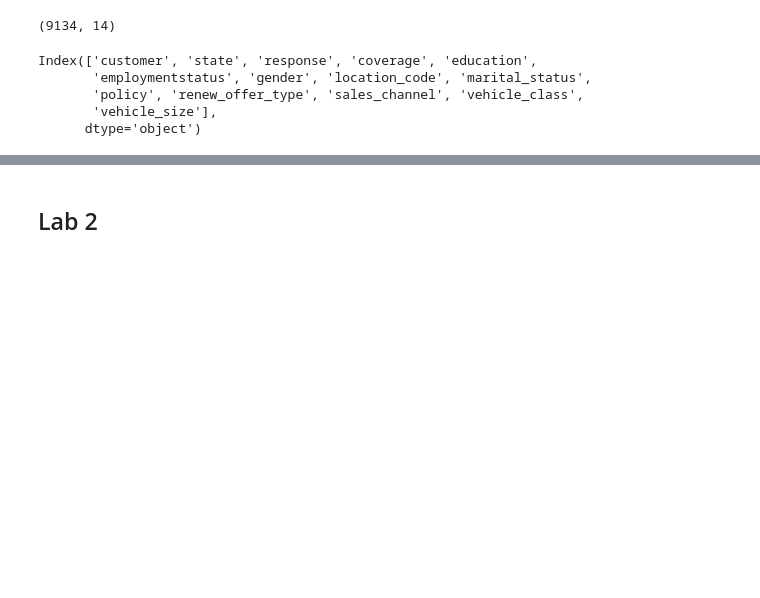
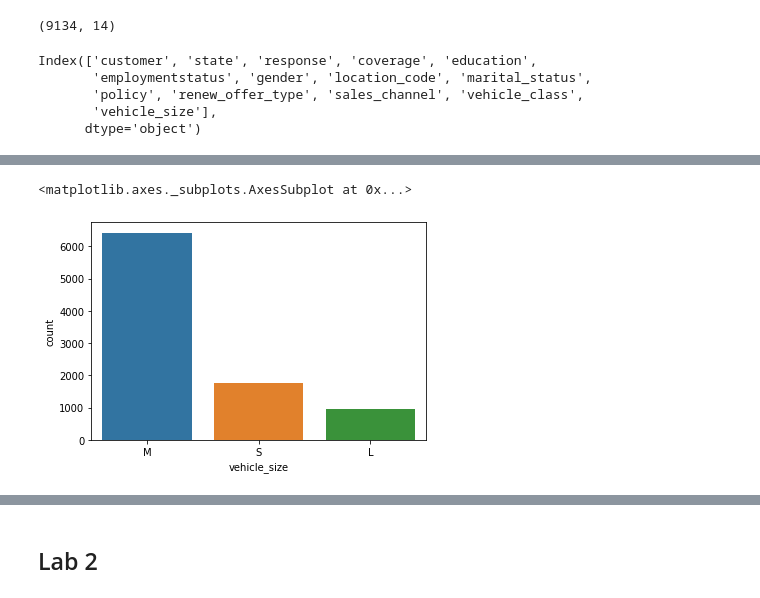
Before and after one commit to CommanderPoe/lab-data_cleaning, a Jupyter notebook: data_cleaning.ipynb, the cells around one changed output, grey strips where cells are left out. Drawn from its saved outputs; the diff is of its cells as text; code cells hidden in the pictures; blank space fills up the shorter version.

```diff
--- a/data_cleaning.ipynb
+++ b/data_cleaning.ipynb
@@ -414,6 +436,24 @@ Offer2    2926
 Offer3    1432
 Offer4    1024
 Name: renew_offer_type, dtype: int64
+# %%
+# cleaning offers
+
+def cleaning_offer(x):
+
+    if '1' in x:
+        x= re.sub('Offer', '',x)
+        return x
+
+    elif '2' in x:
+        x= re.sub('Offer', '',x)
+        return x
+
+    else:
+        x= re.sub('Offer3|Offer4', '3',x)
+        return x
+
+categoricals['renew_offer_type']= categoricals['renew_offer_type'].apply(cleaning_offer)
 # %%
 categoricals['sales_channel']= categoricals['sales_channel'].replace(['Web', 'Call Center'], 'Other')
 # %%
@@ -479,0 +571,2 @@ P value of  vehicle_class and vehicle_size 0.0673653216392462
+# %%
+categoricals_red= categoricals[['gender', 'coverage', 'employmentstatus', 'location_code', 'policy', 'renew_offer_type', 'vehicle_size']]
@@ -479,0 +582,9 @@ P value of  vehicle_class and vehicle_size 0.0673653216392462
+# %%
+# Sizes: Small-> S, Medium-> M, Large-> L.
+
+categoricals_red['vehicle_size'].replace({'Medsize':'M', 'Small': 'S', 'Large':'L'}, inplace= True)
+# %%
+sns.countplot(x= 'vehicle_size', data= categoricals_red)
+# %% [output]
+<matplotlib.axes._subplots.AxesSubplot at 0x...>
+[figure, added]
```
Also changed, not shown: parts of 25 cells of this notebook.
